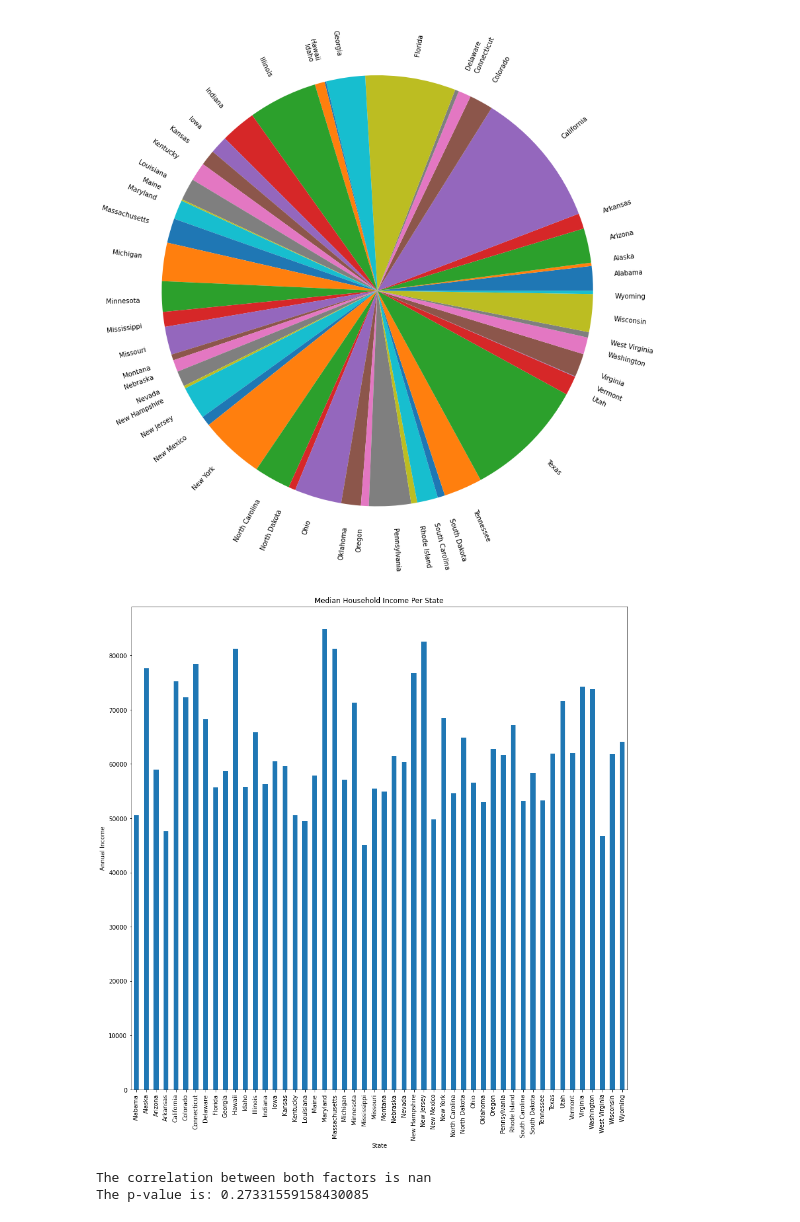
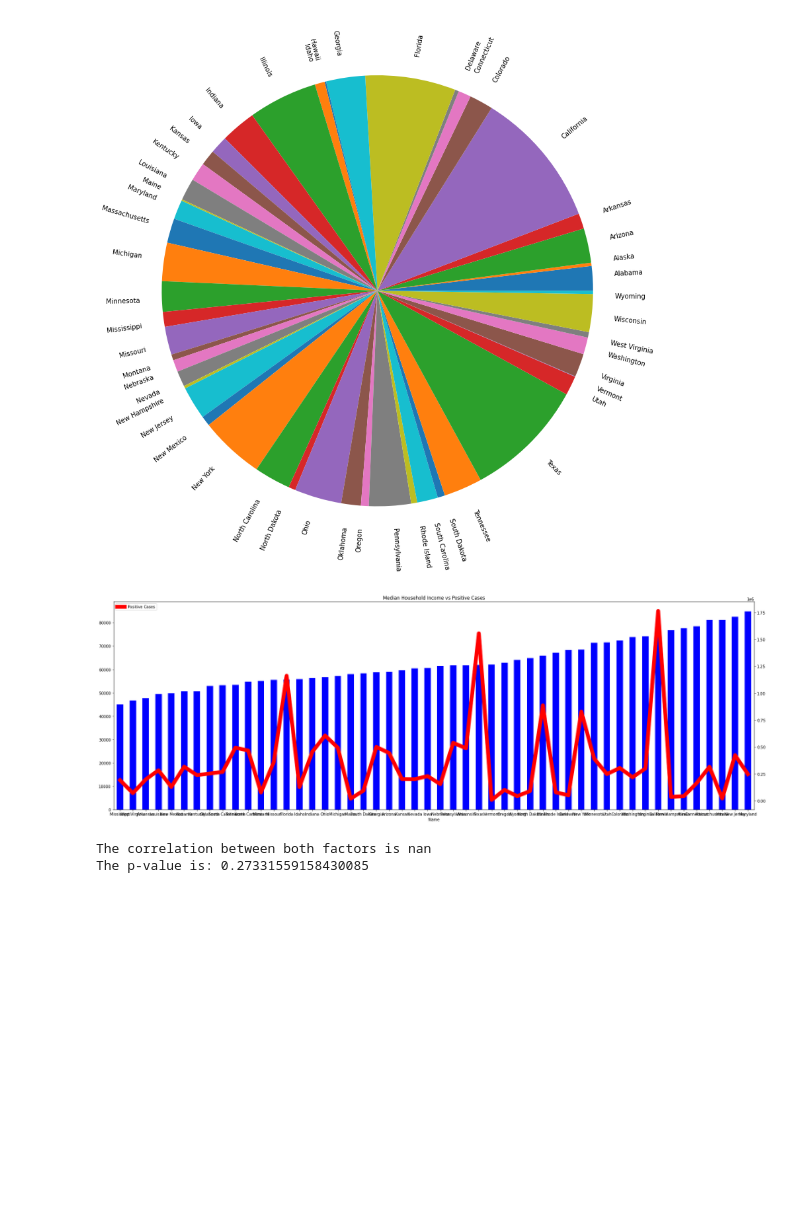
Before and after one commit to lcarbo/US_COVID_Project, a Jupyter notebook: Testing_Script.ipynb, the cells around one changed output. Drawn from its saved outputs; the diff is of its cells as text; code cells hidden in the pictures; blank space fills up the shorter version.

Commit message:
Dan Graph

```diff
--- a/Testing_Script.ipynb
+++ b/Testing_Script.ipynb
@@ -374,15 +375,20 @@ plt.ylabel("")
 plt.show()
 # %% [output]
 [figure]
-# %%
-#Chart the median household income
-final_df_outlier["Median Household Income"].plot(kind='bar', figsize=(15,15))
-plt.xlabel('State')
-plt.ylabel('Annual Income')
-plt.title("Median Household Income Per State")
-plt.show()
-# %% [output]
-[figure, removed]
+# %%
+#Chart the median household income
+final_df_outlier = final_df_outlier.sort_values("Median Household Income")
+final_df_outlier = final_df_outlier.set_index("Abbreviation")
+
+fig, ax1 = plt.subplots(figsize = (30,10))
+final_df_outlier["Median Household Income"].plot(kind='bar', color = 'b', label = 'Med Income')
+final_df_outlier["# COVID Poistive"].plot(kind='line', color = 'r',linewidth=10.0,
+                                          secondary_y = True, label = 'Positive Cases')
+plt.title("Median Household Income vs Positive Cases")
+plt.legend(loc = "upper left")
+plt.show()
+# %% [output]
+[figure, added]
 # %%
 #Population Density vs Positive Cases
 
```
Also changed, not shown: parts of 1 cell of this notebook.
